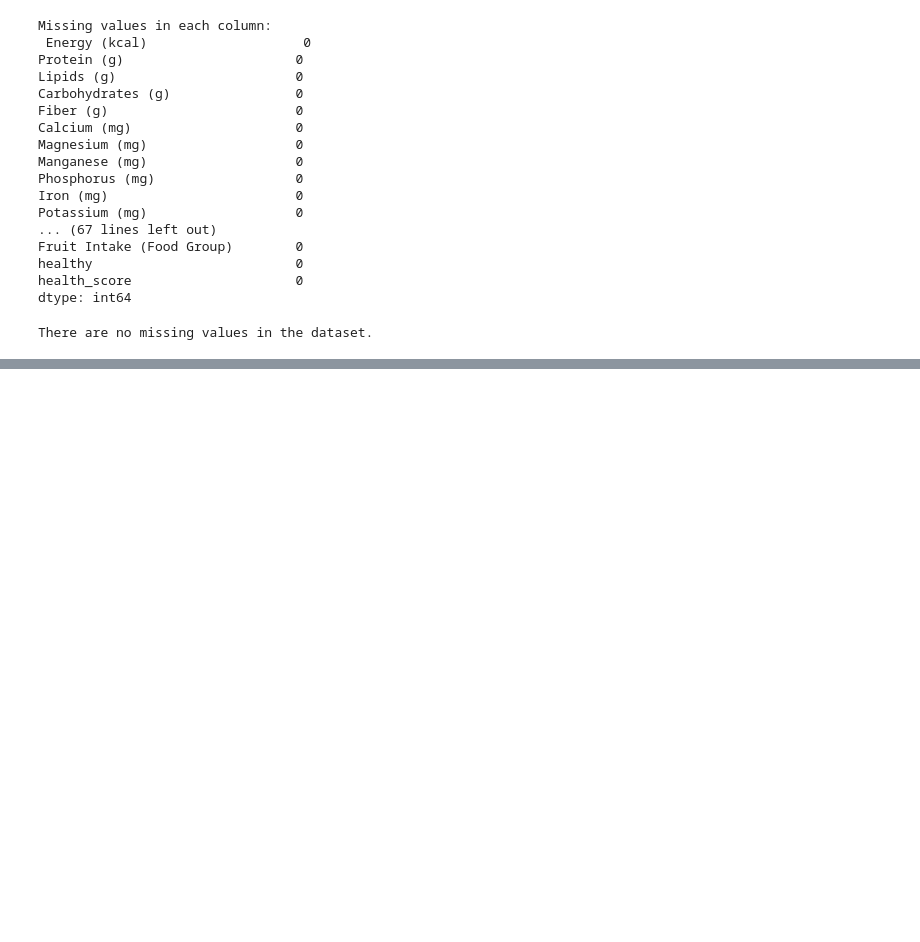
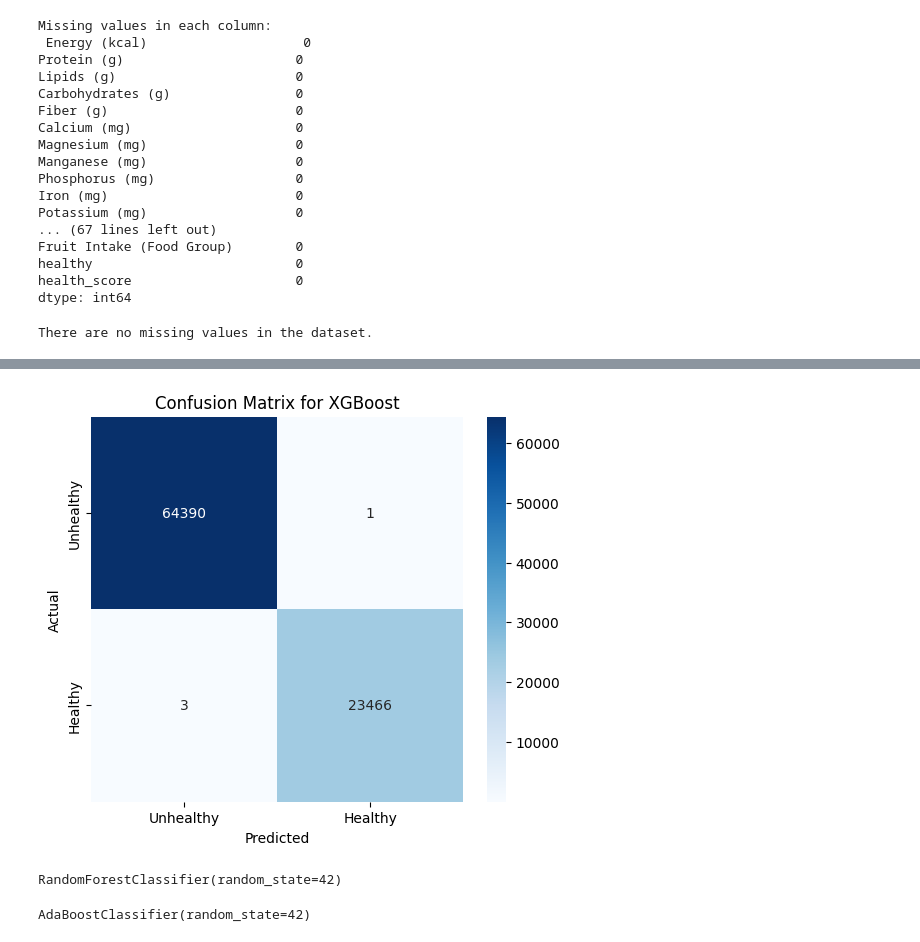
Before and after one commit to XavierRolex/Food-Classification-Model, a Jupyter notebook: Updated (2).ipynb, the cells around one changed output, grey strips where cells are left out. Drawn from its saved outputs; the diff is of its cells as text; code cells hidden in the pictures; blank space fills up the shorter version.

```diff
--- a/Updated (2).ipynb
+++ b/Updated (2).ipynb
@@ -974,0 +1195,9 @@ There are no missing values in the dataset.
+# %%
+#Start of xgBoost and initialization
+import xgboost as xgb
+from sklearn.metrics import accuracy_score, classification_report
+# Initialize XGBoost classifier
+xgb_model = xgb.XGBClassifier(n_estimators=100, random_state=42)
+
+# Train the model on the training data
+xgb_model.fit(X_train, y_train)
@@ -974,0 +1216,4 @@ There are no missing values in the dataset.
+# %%
+
+# Train the model on the training data
+xgb_model.fit(X_train, y_train)
@@ -974,0 +1255,16 @@ There are no missing values in the dataset.
+# %%
+# Get predictions from XGBoost
+y_test_pred_xgb = xgb_model.predict(X_test)
+
+# Generate the confusion matrix for XGBoost
+cm_xgb = confusion_matrix(y_test, y_test_pred_xgb)
+
+# Plot the confusion matrix for XGBoost
+plt.figure(figsize=(6, 5))
+sns.heatmap(cm_xgb, annot=True, fmt='d', cmap='Blues', xticklabels=['Unhealthy', 'Healthy'], yticklabels=['Unhealthy', 'Healthy'])
+plt.xlabel('Predicted')
+plt.ylabel('Actual')
+plt.title('Confusion Matrix for XGBoost')
+plt.show()
+# %% [output]
+[figure, added]
@@ -974,0 +1283,11 @@ There are no missing values in the dataset.
+# %%
+#Initialize and Train the Individual Models
+rf = RandomForestClassifier(random_state=42)
+rf.fit(X_train, y_train)
+# %% [output]
+RandomForestClassifier(random_state=42)
+# %%
+ada = AdaBoostClassifier(n_estimators=50, random_state=42)
+ada.fit(X_train, y_train)
+# %% [output]
+AdaBoostClassifier(random_state=42)
```
Also changed, not shown: parts of 35 cells of this notebook, 2 other files.
